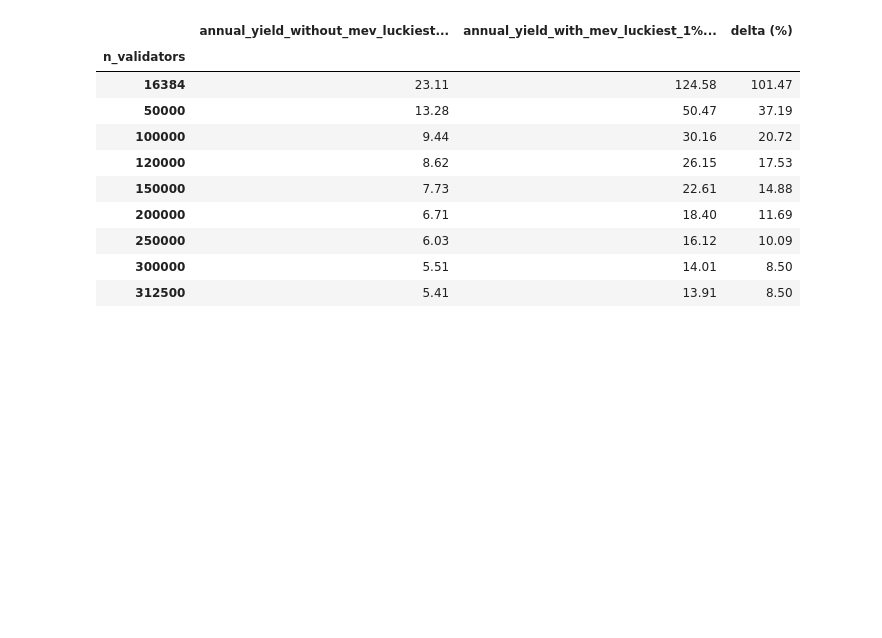
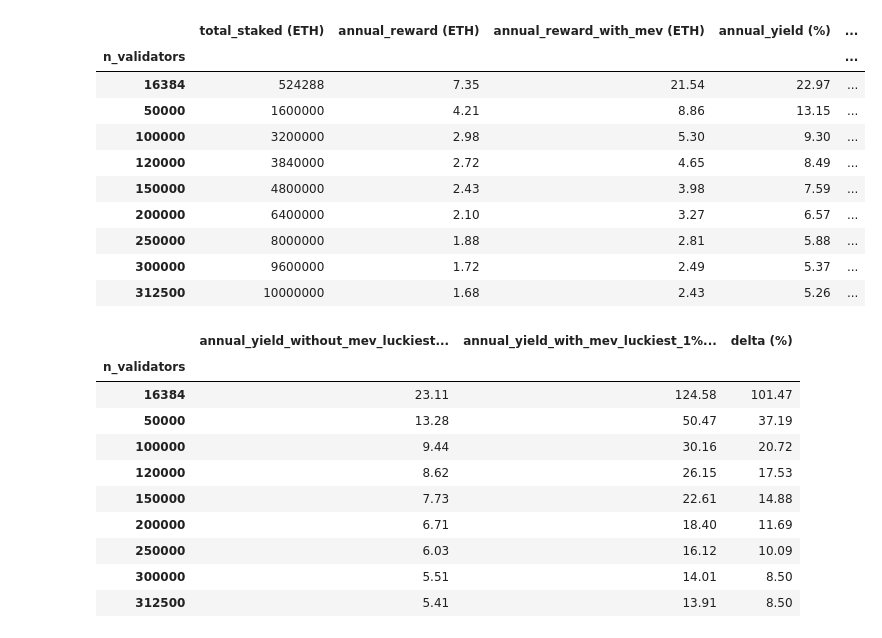
Before and after one commit to taarushv/eth2-mev-rewards, a Jupyter notebook: eth2-mev-calc.ipynb, the cells around one changed output. Drawn from its saved outputs; the diff is of its cells as text; code cells hidden in the pictures; blank space fills up the shorter version.

```diff
--- a/eth2-mev-calc.ipynb
+++ b/eth2-mev-calc.ipynb
@@ -98,3 +87,41 @@ df.set_index('n_validators')
+# %%
+# tabulate returns for various amounts of validators with and without MEV
+# setup an array of various # of possible active validators
+n_validators = [524288 // 32, 50000, 100000, 120000, 150000, 200000, 250000, 300000, 10000000 // 32]
+staked = [32 * n for n in n_validators] # ETH actively staked in the network
+ideal_reward = [4 * annualised_base_reward(n) for n in n_validators]
+ideal_reward_with_mev = [(4 * annualised_base_reward(n) +  (avg_mev_reward_per_block * average_blocks_proposed_per_year(n)  * (block_selection_frequency_flashbots/100))) for n in n_validators]
+annual_yield = [100 * r / 32 for r in ideal_reward]
+annual_yield_with_mev = [100 * r / 32 for r in ideal_reward_with_mev]
+delta = []
+for i in range(len(annual_yield)):
+    delta.append(annual_yield_with_mev[i] - annual_yield[i])
+data = {
+    'n_validators': n_validators,
+    'total_staked (ETH)': staked,
+    'annual_reward (ETH)': ideal_reward,
+    'annual_reward_with_mev (ETH)':ideal_reward_with_mev,
+    'annual_yield (%)': annual_yield,
+    'annual_yield_with_mev (%)': annual_yield_with_mev,
+    'delta (%)': delta
+}
+
+df = pd.DataFrame(data)
+
+pd.options.display.float_format = '{:,.2f}'.format
+df.set_index('n_validators')
+# %% [output]
+|  | total_staked (ETH) | annual_reward (ETH) | annual_reward_with_mev (ETH) | annual_yield (%) | ... |
+| n_validators |  |  |  |  | ... |
+| 16384 | 524288 | 7.35 | 21.54 | 22.97 | ... |
+| 50000 | 1600000 | 4.21 | 8.86 | 13.15 | ... |
+| 100000 | 3200000 | 2.98 | 5.30 | 9.30 | ... |
+| 120000 | 3840000 | 2.72 | 4.65 | 8.49 | ... |
+| 150000 | 4800000 | 2.43 | 3.98 | 7.59 | ... |
+| 200000 | 6400000 | 2.10 | 3.27 | 6.57 | ... |
+| 250000 | 8000000 | 1.88 | 2.81 | 5.88 | ... |
+| 300000 | 9600000 | 1.72 | 2.49 | 5.37 | ... |
+| 312500 | 10000000 | 1.68 | 2.43 | 5.26 | ... |
 # %%
 # Only for the luckiest 1%
 n_validators = [524288 // 32, 50000, 100000, 120000, 150000, 200000, 250000, 300000, 10000000 // 32]
```
Also changed, not shown: parts of 5 cells of this notebook.
